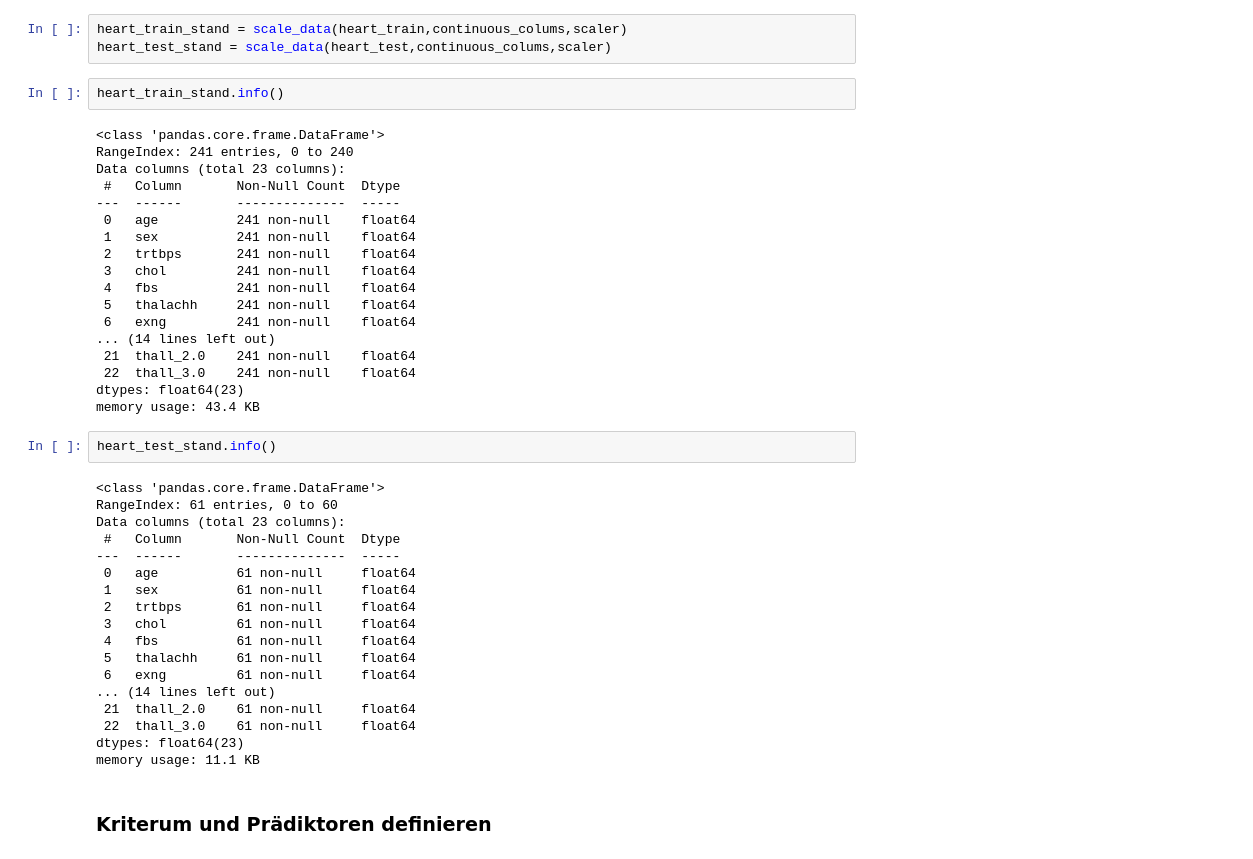
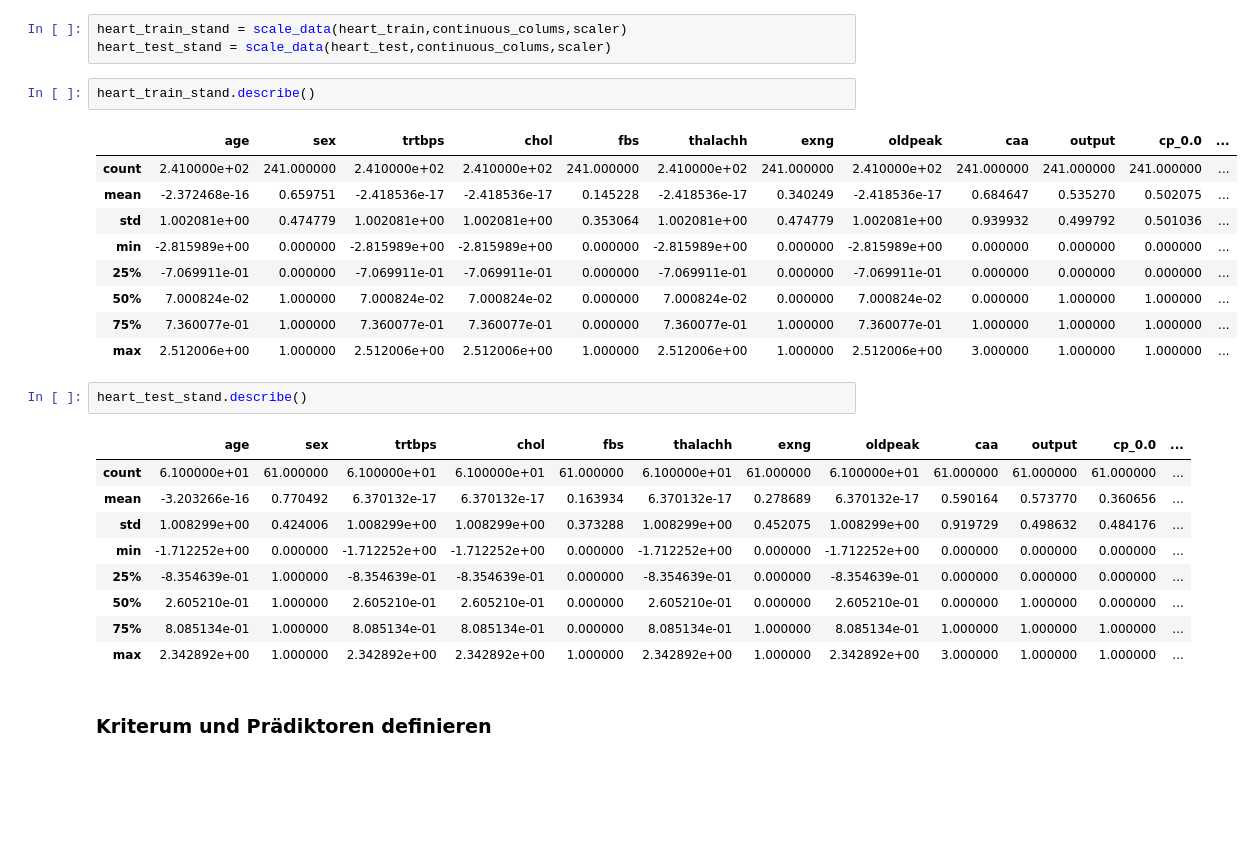
Before and after one commit to DeamonAmelie/heart, a Jupyter notebook: playwithdata.ipynb, the cells around one changed output. Drawn from its saved outputs; the diff is of its cells as text; blank space fills up the shorter version.

```diff
--- a/playwithdata.ipynb
+++ b/playwithdata.ipynb
@@ -352,45 +368,29 @@ def scale_data(data, columns, scaler):
 heart_train_stand = scale_data(heart_train,continuous_colums,scaler)
 heart_test_stand = scale_data(heart_test,continuous_colums,scaler)
 # %%
-heart_train_stand.info()
+heart_train_stand.describe()
 # %% [output]
-<class 'pandas.core.frame.DataFrame'>
-RangeIndex: 241 entries, 0 to 240
-Data columns (total 23 columns):
- #   Column       Non-Null Count  Dtype
----  ------       --------------  -----
- 0   age          241 non-null    float64
- 1   sex          241 non-null    float64
- 2   trtbps       241 non-null    float64
- 3   chol         241 non-null    float64
- 4   fbs          241 non-null    float64
- 5   thalachh     241 non-null    float64
- 6   exng         241 non-null    float64
-... (14 lines left out)
- 21  thall_2.0    241 non-null    float64
- 22  thall_3.0    241 non-null    float64
-dtypes: float64(23)
-memory usage: 43.4 KB
+|  | age | sex | trtbps | chol | fbs | thalachh | exng | oldpeak | caa | output | cp_0.0 | ... |
+| count | 2.410000e+02 | 241.000000 | 2.410000e+02 | 2.410000e+02 | 241.000000 | 2.410000e+02 | 241.000000 | 2.410000e+02 | 241.000000 | 241.000000 | 241.000000 | ... |
+| mean | -2.372468e-16 | 0.659751 | -2.418536e-17 | -2.418536e-17 | 0.145228 | -2.418536e-17 | 0.340249 | -2.418536e-17 | 0.684647 | 0.535270 | 0.502075 | ... |
+| std | 1.002081e+00 | 0.474779 | 1.002081e+00 | 1.002081e+00 | 0.353064 | 1.002081e+00 | 0.474779 | 1.002081e+00 | 0.939932 | 0.499792 | 0.501036 | ... |
+| min | -2.815989e+00 | 0.000000 | -2.815989e+00 | -2.815989e+00 | 0.000000 | -2.815989e+00 | 0.000000 | -2.815989e+00 | 0.000000 | 0.000000 | 0.000000 | ... |
+| 25% | -7.069911e-01 | 0.000000 | -7.069911e-01 | -7.069911e-01 | 0.000000 | -7.069911e-01 | 0.000000 | -7.069911e-01 | 0.000000 | 0.000000 | 0.000000 | ... |
+| 50% | 7.000824e-02 | 1.000000 | 7.000824e-02 | 7.000824e-02 | 0.000000 | 7.000824e-02 | 0.000000 | 7.000824e-02 | 0.000000 | 1.000000 | 1.000000 | ... |
+| 75% | 7.360077e-01 | 1.000000 | 7.360077e-01 | 7.360077e-01 | 0.000000 | 7.360077e-01 | 1.000000 | 7.360077e-01 | 1.000000 | 1.000000 | 1.000000 | ... |
+| max | 2.512006e+00 | 1.000000 | 2.512006e+00 | 2.512006e+00 | 1.000000 | 2.512006e+00 | 1.000000 | 2.512006e+00 | 3.000000 | 1.000000 | 1.000000 | ... |
 # %%
-heart_test_stand.info()
+heart_test_stand.describe()
 # %% [output]
-<class 'pandas.core.frame.DataFrame'>
-RangeIndex: 61 entries, 0 to 60
-Data columns (total 23 columns):
- #   Column       Non-Null Count  Dtype
----  ------       --------------  -----
- 0   age          61 non-null     float64
- 1   sex          61 non-null     float64
- 2   trtbps       61 non-null     float64
- 3   chol         61 non-null     float64
- 4   fbs          61 non-null     float64
- 5   thalachh     61 non-null     float64
- 6   exng         61 non-null     float64
-... (14 lines left out)
- 21  thall_2.0    61 non-null     float64
- 22  thall_3.0    61 non-null     float64
-dtypes: float64(23)
-memory usage: 11.1 KB
+|  | age | sex | trtbps | chol | fbs | thalachh | exng | oldpeak | caa | output | cp_0.0 | ... |
+| count | 6.100000e+01 | 61.000000 | 6.100000e+01 | 6.100000e+01 | 61.000000 | 6.100000e+01 | 61.000000 | 6.100000e+01 | 61.000000 | 61.000000 | 61.000000 | ... |
+| mean | -3.203266e-16 | 0.770492 | 6.370132e-17 | 6.370132e-17 | 0.163934 | 6.370132e-17 | 0.278689 | 6.370132e-17 | 0.590164 | 0.573770 | 0.360656 | ... |
+| std | 1.008299e+00 | 0.424006 | 1.008299e+00 | 1.008299e+00 | 0.373288 | 1.008299e+00 | 0.452075 | 1.008299e+00 | 0.919729 | 0.498632 | 0.484176 | ... |
+| min | -1.712252e+00 | 0.000000 | -1.712252e+00 | -1.712252e+00 | 0.000000 | -1.712252e+00 | 0.000000 | -1.712252e+00 | 0.000000 | 0.000000 | 0.000000 | ... |
+| 25% | -8.354639e-01 | 1.000000 | -8.354639e-01 | -8.354639e-01 | 0.000000 | -8.354639e-01 | 0.000000 | -8.354639e-01 | 0.000000 | 0.000000 | 0.000000 | ... |
+| 50% | 2.605210e-01 | 1.000000 | 2.605210e-01 | 2.605210e-01 | 0.000000 | 2.605210e-01 | 0.000000 | 2.605210e-01 | 0.000000 | 1.000000 | 0.000000 | ... |
+| 75% | 8.085134e-01 | 1.000000 | 8.085134e-01 | 8.085134e-01 | 0.000000 | 8.085134e-01 | 1.000000 | 8.085134e-01 | 1.000000 | 1.000000 | 1.000000 | ... |
+| max | 2.342892e+00 | 1.000000 | 2.342892e+00 | 2.342892e+00 | 1.000000 | 2.342892e+00 | 1.000000 | 2.342892e+00 | 3.000000 | 1.000000 | 1.000000 | ... |
 # %% [markdown]
 ### Kriterum und Prädiktoren definieren
 # %%
```
Also changed, not shown: parts of 14 cells of this notebook.
